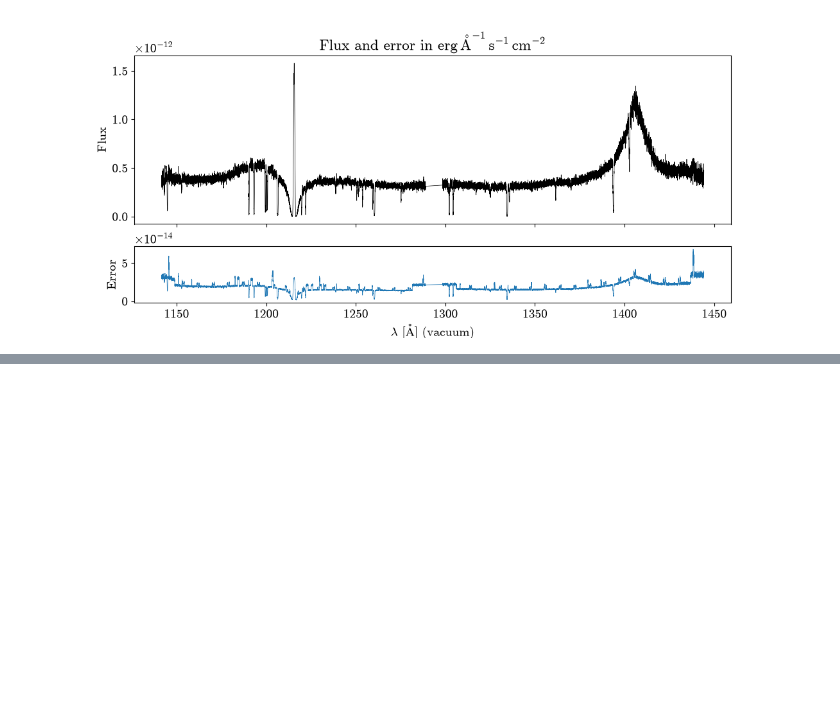
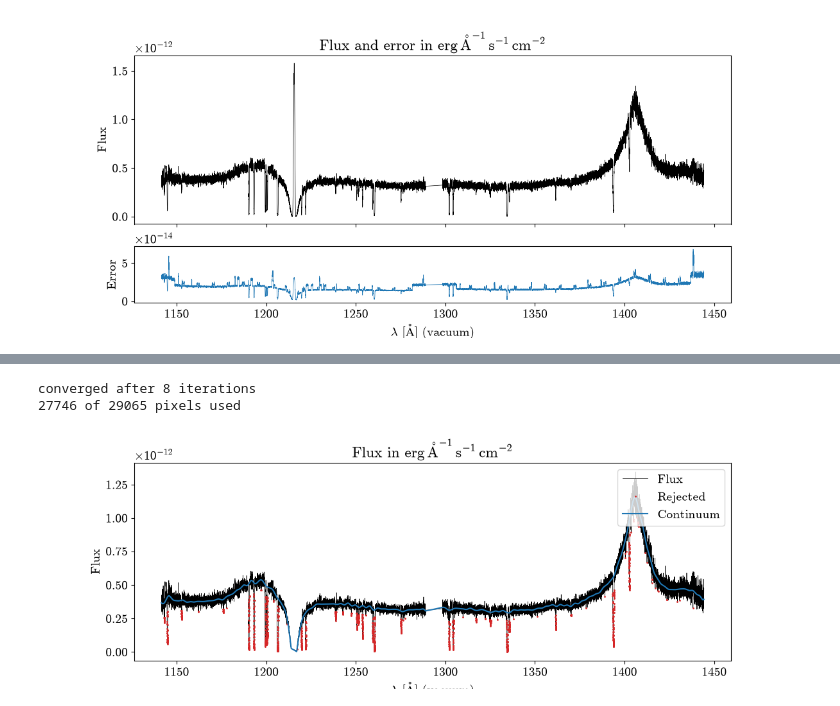
Before and after one commit to FeatAstro/RAD-2026, a Jupyter notebook: notebooks/full_quasar_tutorial.ipynb, the cells around one changed output, grey strips where cells are left out. Cells and saved outputs as stored; diff of their text form; code cells hidden in the pictures; blank space fills up the shorter version.

```diff
--- a/notebooks/full_quasar_tutorial.ipynb
+++ b/notebooks/full_quasar_tutorial.ipynb
@@ -70,0 +145,9 @@ plt.show()
+# %%
+# Covers the whole saturated core of the Galactic Ly-alpha, wider than the
+# ~0.85 A flat top of the geocoronal emission (Angstrom)
+GEOCORONAL_LYA_WINDOW = (1214.0, 1217.0)
+
+in_geocoronal_lya = (spectrum.wave > GEOCORONAL_LYA_WINDOW[0]) & (
+    spectrum.wave < GEOCORONAL_LYA_WINDOW[1]
+)
+spectrum = spectrum.cut(~in_geocoronal_lya)
@@ -70,0 +168,24 @@ plt.show()
+# %%
+from spectral_diag.continuum import ContinuumSettings, fit_continuum
+from spectral_diag.plots import plot_continuum
+
+# Narrower than the Galactic Ly-alpha trough, wider than the metal lines
+DETECTION_KNOT_SPACING = 2.0
+# Margin over the default limit of 20 iterations
+DETECTION_MAX_ITER = 50
+
+detection_settings = ContinuumSettings(
+    knot_spacing=DETECTION_KNOT_SPACING,
+    max_iter=DETECTION_MAX_ITER,
+    clip_low=4
+)
+fit = fit_continuum(spectrum, detection_settings)
+print(f"{fit.status} after {fit.n_iter} iterations")
+print(f"{fit.used.sum()} of {fit.used.size} pixels used")
+
+fig, ax = plot_continuum(spectrum, fit)
+plt.show()
+# %% [output]
+converged after 8 iterations
+27746 of 29065 pixels used
+[figure, added]
```
Also changed, not shown: parts of 25 cells of this notebook.
